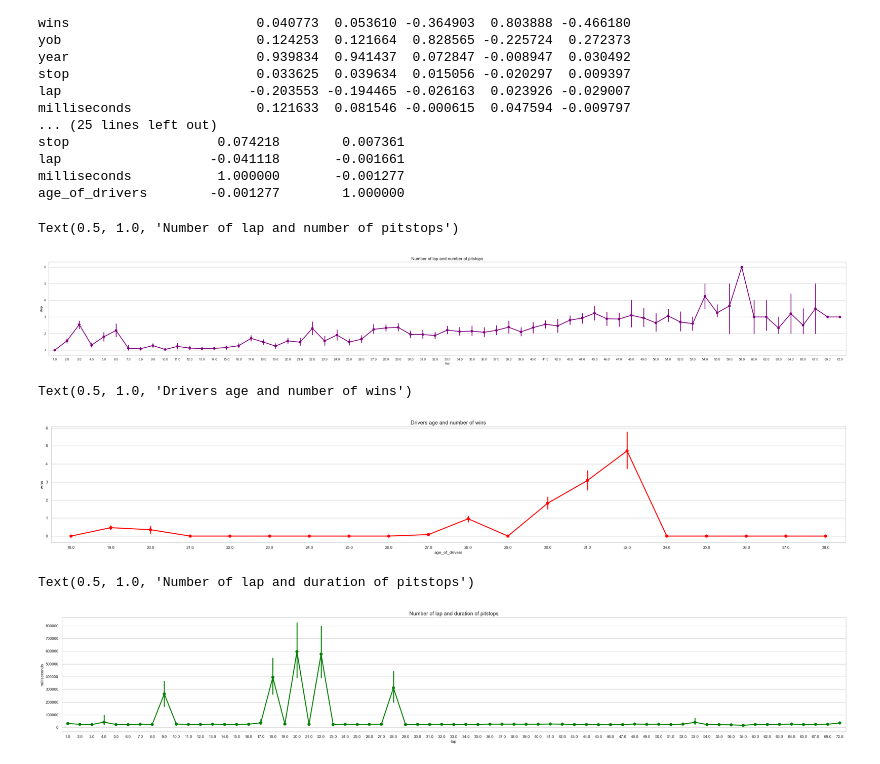
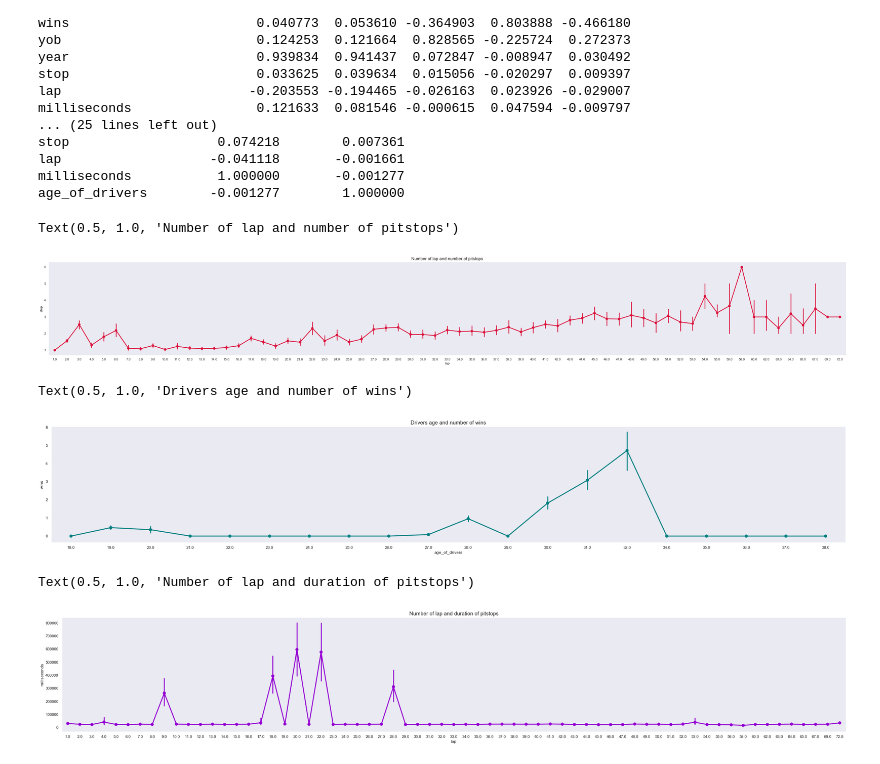
Before and after one commit to MaryVol/python-ex, a Jupyter notebook: data-science/f1-data-analysis/f1-analysis.ipynb, the cells around one changed output. Saved outputs shown, nothing was run; the diff lists cells and outputs as text; code cells hidden in the pictures.

```diff
--- a/data-science/f1-data-analysis/f1-analysis.ipynb
+++ b/data-science/f1-data-analysis/f1-analysis.ipynb
@@ -173,7 +173,7 @@ Text(0.5, 1.0, 'Correlation btw pit stop duration and lap time')
 confidence interval estimate is wide, which means that the prediction isnt very precise, but generally we might say that the relation is the more time a driver spends on pit stop the more will be the time of the lap, however the relation isnt that strong
 PEARSON VALUE = 0.27
 # %%
-sns.set(style='whitegrid')
+sns.set(style='dark')
 plt.figure(figsize=(10,5))
 corr = sns.scatterplot(data=pstop_time, x = 'milliseconds_x', y = 'milliseconds_y', marker='P')
 plt.xlabel("lapTimes time in ms",size=15)
@@ -325,18 +325,19 @@ yob               -0.159083  1.000000  0.117427       -0.987598
 year              -0.002103  0.117427  1.000000        0.039947
 age_of_drivers     0.159731 -0.987598  0.039947        1.000000
 # %%
-sns.set(style='whitegrid')
-plt.figure(figsize=(10,5))
-ax = sns.regplot(data=drivers_age_points_race1518, x = 'age_of_drivers', y = 'points', color='purple',line_kws = {'color': 'pink'})
-plt.xlabel("age_of_drivers",size=15)
-plt.ylabel("points for the race",size=15)
-plt.title("Drivers age and number of points relationship", size=15)
+# sns.set(style='whitegrid')
+# plt.figure(figsize=(10,5))
+# ax = sns.regplot(data=drivers_age_points_race1518, x = 'age_of_drivers', y = 'points', color='purple',line_kws = {'color': 'pink'})
+# plt.xlabel("age_of_drivers",size=15)
+# plt.ylabel("points for the race",size=15)
+# plt.title("Drivers age and number of points relationship", size=15)
 # %% [output]
 Text(0.5, 1.0, 'Drivers age and number of points relationship')
 [figure]
 # %%
+sns.set(style='dark')
 plt.figure(figsize=(50,6))
-sns.pointplot(data=drivers_age_points_race1518, x = 'age_of_drivers', y = 'points', color='purple')
+sns.pointplot(data=drivers_age_points_race1518, x = 'age_of_drivers', y = 'points', color='darkred')
 plt.title("Drivers age and number of points relationship", size=15)
 # %% [output]
 Text(0.5, 1.0, 'Drivers age and number of points relationship')
@@ -443,23 +444,26 @@ lap                   -0.041118       -0.001661
 milliseconds           1.000000       -0.001277
 age_of_drivers        -0.001277        1.000000
 # %%
+sns.set(style='dark')
 plt.figure(figsize=(50,6))
-sns.pointplot(data=drivers_age_pitstops_race1518, x = 'lap', y = 'stop', color='purple')
+sns.pointplot(data=drivers_age_pitstops_race1518, x = 'lap', y = 'stop', color='crimson')
 plt.title("Number of lap and number of pitstops", size=15)
 # %% [output]
 Text(0.5, 1.0, 'Number of lap and number of pitstops')
-[figure, old version]
+[figure, new version]
 # %%
+sns.set(style='dark')
 plt.figure(figsize=(40,6))
-sns.pointplot(data=drivers_age_pitstops_race1518, x = 'age_of_drivers', y = 'wins', color='red')
+sns.pointplot(data=drivers_age_pitstops_race1518, x = 'age_of_drivers', y = 'wins', color='teal')
 plt.title("Drivers age and number of wins", size=15)
 # %% [output]
 Text(0.5, 1.0, 'Drivers age and number of wins')
-[figure, old version]
+[figure, new version]
 # %%
+sns.set(style='dark')
 plt.figure(figsize=(40,6))
-sns.pointplot(data=drivers_age_pitstops_race1518, x = 'lap', y = 'milliseconds', color='green')
+sns.pointplot(data=drivers_age_pitstops_race1518, x = 'lap', y = 'milliseconds', color='darkviolet')
 plt.title("Number of lap and duration of pitstops", size=15)
 # %% [output]
 Text(0.5, 1.0, 'Number of lap and duration of pitstops')
-[figure, old version]
+[figure, new version]
```
Also changed, not shown: parts of 10 cells of this notebook, 3 other files.
